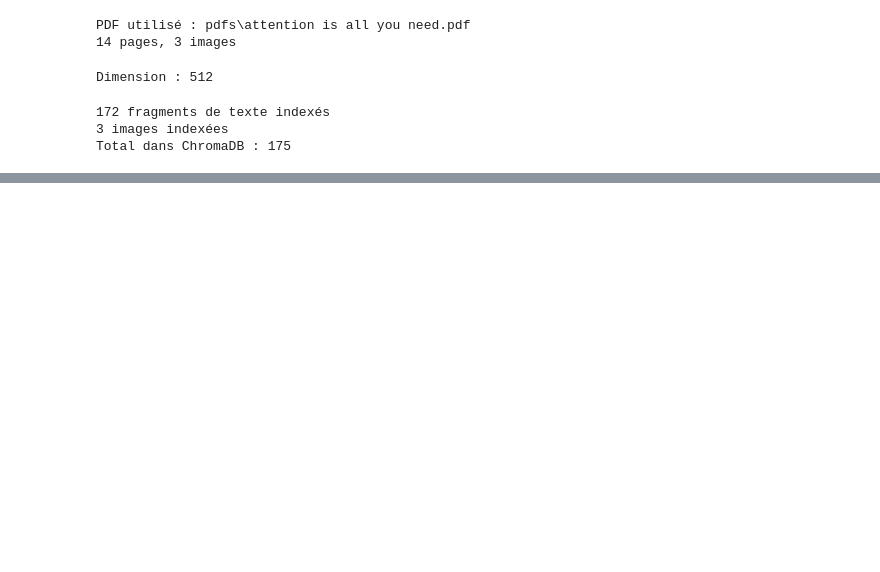
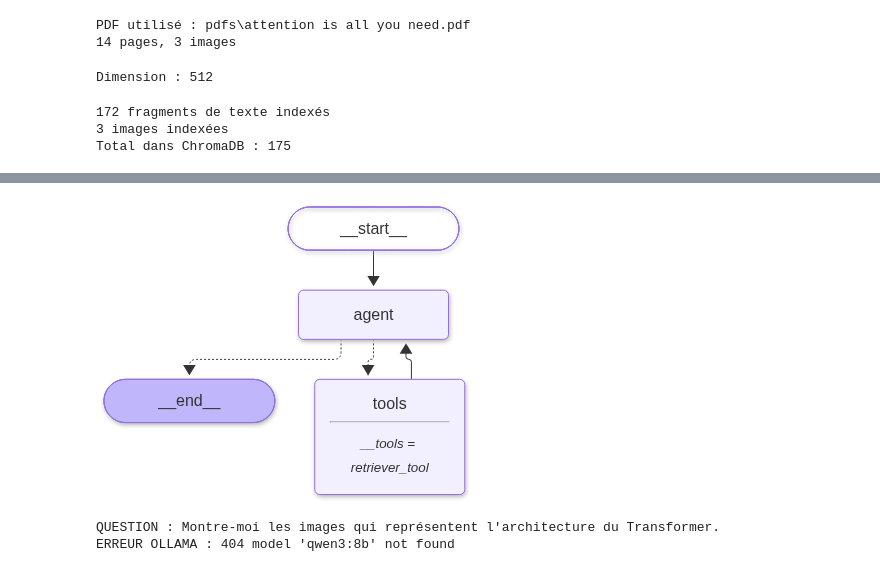
Before and after one commit to tawhidaamyar1/rag-multimodal-agentique, a Jupyter notebook: rag_multimodal.ipynb, the cells around one changed output, grey strips where cells are left out. Drawn from its saved outputs; the diff is of its cells as text; code cells hidden in the pictures; blank space fills up the shorter version.

```diff
--- a/rag_multimodal.ipynb
+++ b/rag_multimodal.ipynb
@@ -119,0 +245,24 @@ Total dans ChromaDB : 175
+# %%
+from langchain_core.tools import tool
+
+@tool
+def retriever_tool(requete: str, type_resultat: str = "", chemin_image: str = "") -> str:
+    """Recherche dans l'article 'Attention is all you need' (textes et images).
+    - requete : question ou mots-clés en ANGLAIS (ignorée si chemin_image est fourni).
+    - type_resultat : 'texte', 'image', ou '' pour chercher dans les deux.
+    - chemin_image : chemin d'une image pour trouver des contenus similaires.
+    Retourne les passages trouvés avec leur page, leur similarité et le chemin des images."""
+    res = rechercher(
+        texte=None if chemin_image else requete,
+        image=chemin_image or None,
+        type_resultat=type_resultat or None,
+        k=5)
+    lignes = []
+    for doc, m, dist in zip(res["documents"][0], res["metadatas"][0], res["distances"][0]):
+        if m["type"] == "image":
+            lignes.append(f"[IMAGE p.{m['page']} sim={1 - dist:.2f}] {m['source']}")
+        else:
+            lignes.append(f"[TEXTE p.{m['page']} sim={1 - dist:.2f}] {doc}")
+    return "\n".join(lignes)
+
+print(retriever_tool.invoke({"requete": "scaled dot-product attention"}))
@@ -119,0 +275,19 @@ Total dans ChromaDB : 175
+# %%
+from langchain_ollama import ChatOllama
+from langgraph.prebuilt import create_react_agent
+
+llm = ChatOllama(model="qwen3:8b", temperature=0)
+
+agent = create_react_agent(
+    llm,
+    tools=[retriever_tool],
+    prompt=("Tu es un assistant expert de l'article 'Attention is all you need'. "
+            "Utilise toujours retriever_tool pour chercher dans le document avant de répondre. "
+            "Formule les requêtes de recherche en anglais. "
+            "Cite les pages et donne les chemins des images pertinentes. "
+            "Réponds en français."))
+
+# Affichage du graphe (MIND = LLM, BODY = outil)
+from IPython.display import Image as IPImage
+display(IPImage(agent.get_graph().draw_mermaid_png()))
+# %% [output]
@@ -119,0 +296,37 @@ Total dans ChromaDB : 175
+[figure, added]
+# %%
+import re
+from pathlib import Path
+from PIL import Image
+from ollama import ResponseError
+
+def demander(question):
+    print("QUESTION :", question)
+    reponse_finale = ""
+    try:
+        for etape in agent.stream({"messages": [("user", question)]}, stream_mode="updates"):
+            for noeud, contenu in etape.items():
+                for msg in contenu["messages"]:
+                    print(f"\n--- noeud : {noeud} ---")
+                    if getattr(msg, "tool_calls", None):
+                        print("Appel de l'outil :", msg.tool_calls[0]["args"])
+                    else:
+                        print(msg.content[:600])
+                        if noeud == "agent":
+                            reponse_finale = msg.content
+    except ResponseError as e:
+        print("ERREUR OLLAMA :", e.status_code, e.error)
+        return
+
+    # Afficher les images citées dans la réponse
+    for chemin in set(re.findall(r"[A-Za-z]:\\[^\s\]\"']+\.(?:png|jpg|jpeg)", reponse_finale)):
+        if Path(chemin).is_file():
+            with Image.open(chemin) as im:
+                ap = im.convert("RGB")
+                ap.thumbnail((500, 400))
+                display(ap)
+
+demander("Montre-moi les images qui représentent l'architecture du Transformer.")
+# %% [output]
+QUESTION : Montre-moi les images qui représentent l'architecture du Transformer.
+ERREUR OLLAMA : 404 model 'qwen3:8b' not found
```
Also changed, not shown: parts of 6 cells of this notebook, 1 other file.
